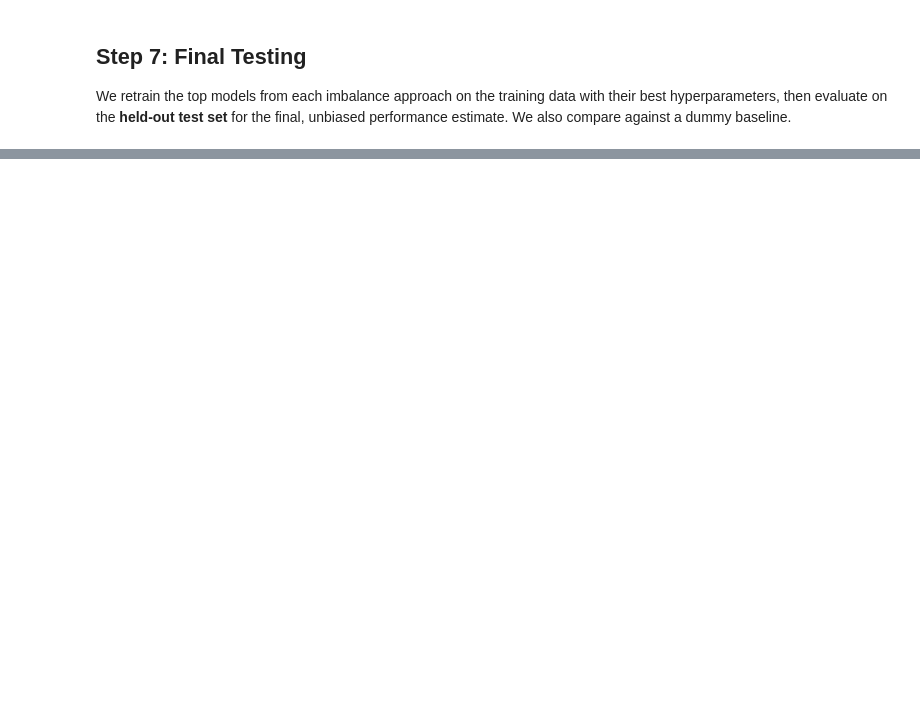
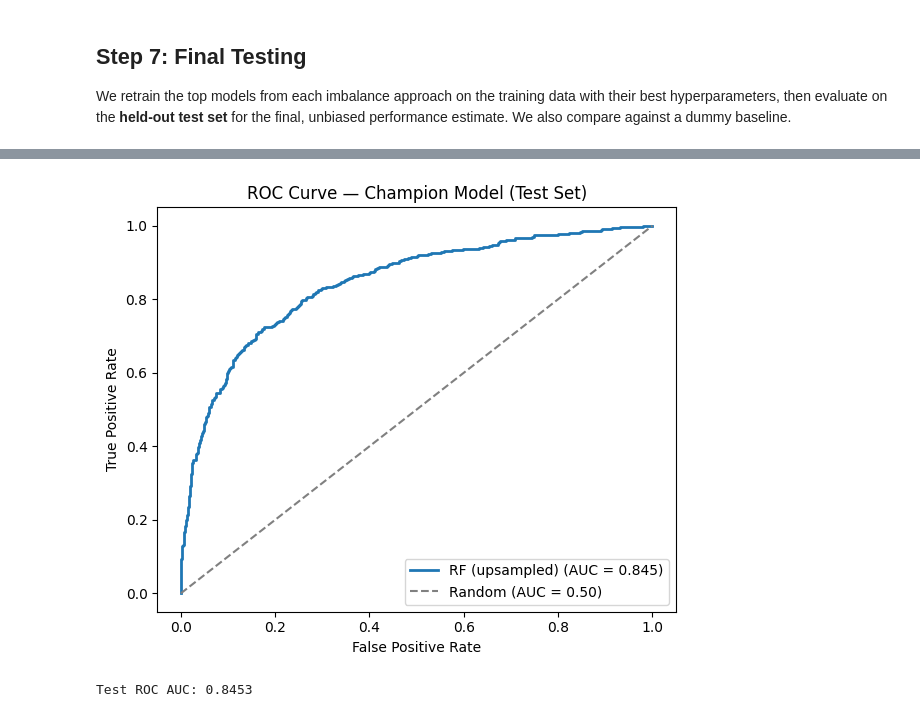
Before and after one commit to Kenjaro70/churn-prediction, a Jupyter notebook: churn_prediction.ipynb, the cells around one changed output, grey strips where cells are left out. Saved outputs shown, nothing was run; the diff lists cells and outputs as text; code cells hidden in the pictures; blank space fills up the shorter version.

```diff
--- a/churn_prediction.ipynb
+++ b/churn_prediction.ipynb
@@ -31,6 +31,6 @@ from sklearn.linear_model import LogisticRegression
 from sklearn.metrics import f1_score, accuracy_score, confusion_matrix, classification_report
 from sklearn.utils import shuffle
 
-df = pd.read_csv(r'C:\Users\kenmr\OneDrive\Documents\Triple Ten Tech proj\Churn.csv')
+df = pd.read_csv('Churn.csv')  # dataset lives alongside the notebook in the repo
 print(f'Shape: {df.shape}')
 df.head()
@@ -414,0 +594,30 @@ print(confusion_matrix(target_test, champion_preds[champion_name]))
+# %%
+%matplotlib inline
+from sklearn.metrics import roc_curve, roc_auc_score
+import matplotlib.pyplot as plt
+
+# Map the champion name to its fitted model object
+champion_model = {
+    'RF (weighted)': model_weighted,
+    'RF (upsampled)': model_up,
+    'RF (downsampled)': model_down,
+}[champion_name]
+
+proba = champion_model.predict_proba(features_test)[:, 1]
+auc = roc_auc_score(target_test, proba)
+fpr, tpr, _ = roc_curve(target_test, proba)
+
+plt.figure(figsize=(6, 5))
+plt.plot(fpr, tpr, linewidth=2, label=f'{champion_name} (AUC = {auc:.3f})')
+plt.plot([0, 1], [0, 1], '--', color='gray', label='Random (AUC = 0.50)')
+plt.xlabel('False Positive Rate')
+plt.ylabel('True Positive Rate')
+plt.title('ROC Curve — Champion Model (Test Set)')
+plt.legend(loc='lower right')
+plt.tight_layout()
+plt.savefig('roc_curve.png', dpi=120)
+plt.show()
+print(f'Test ROC AUC: {auc:.4f}')
+# %% [output]
+[figure, added]
+Test ROC AUC: 0.8453
```
Also changed, not shown: parts of 21 cells of this notebook, 5 other files.
